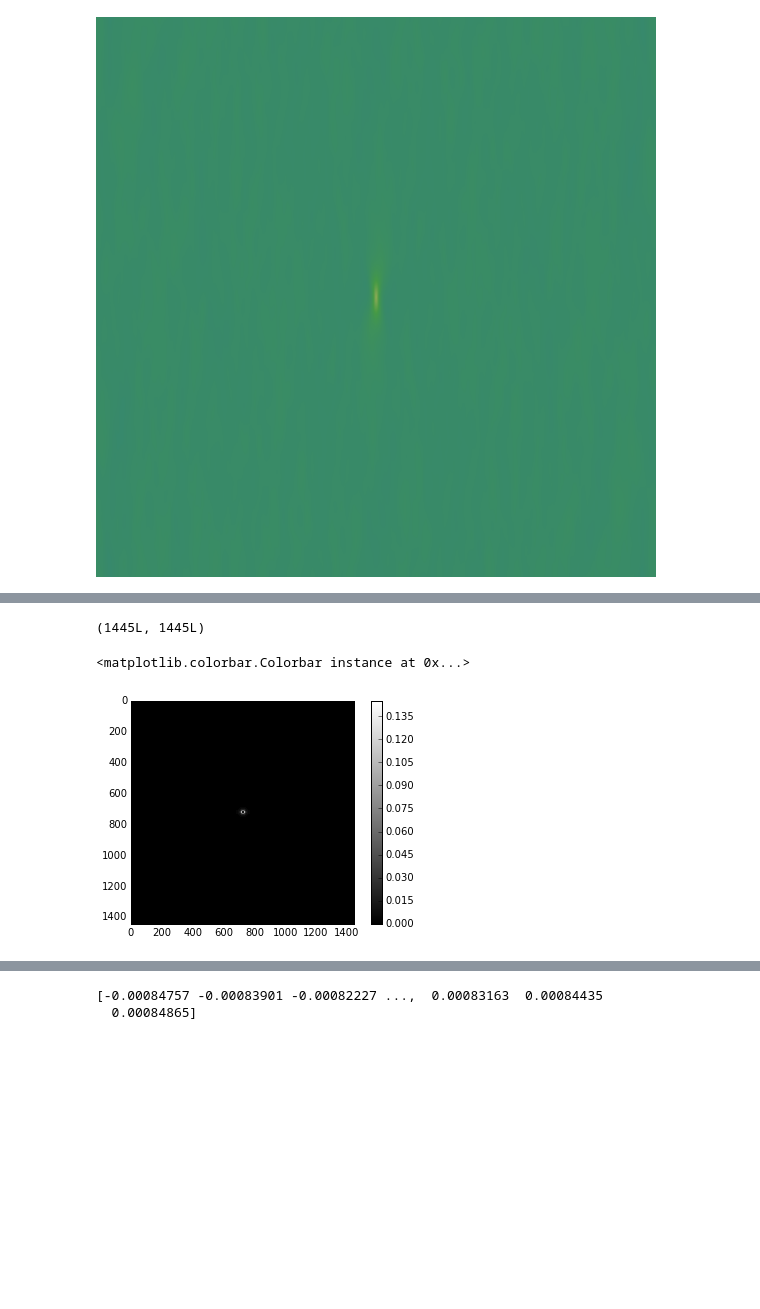
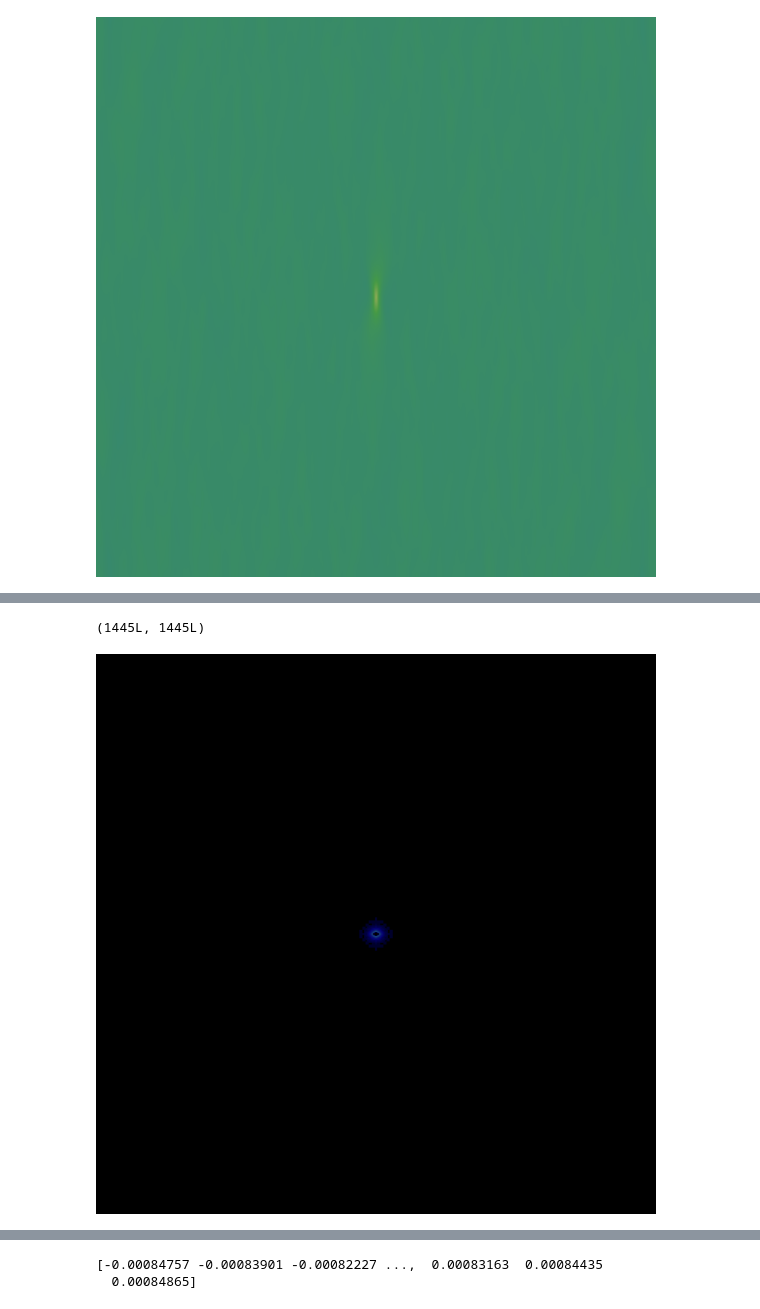
Before and after one commit to phelpsforpresident/MIC-XRD-Polymer, a Jupyter notebook: notebooks/XRScatteringData.ipynb, the cells around one changed output, grey strips where cells are left out. Cells and saved outputs as stored; diff of their text form; code cells hidden in the pictures; blank space fills up the shorter version.

Commit message:
Made images larger and scaled autocorrelation

```diff
--- a/notebooks/XRScatteringData.ipynb
+++ b/notebooks/XRScatteringData.ipynb
@@ -85,22 +85,22 @@ plt.imshow(scale_data, cmap=cm.gray)
 # %%
 L_small = scale_data.shape[0]
 L_large = 2 * scale_data.shape[0] - 1
 sym_data = np.zeros((L_large, L_large))
 sym_data[:L_small, (L_small - 1):] = scale_data
 sym_data[(L_small - 1):, (L_small - 1):] = scale_data[::-1]
 sym_data[(L_small - 1):, :L_small] = scale_data[::-1, ::-1]
 sym_data[:L_small, :L_small] = scale_data[:, ::-1]
 
 #mapped_data_right = np.concatenate((scale_data, scale_data[::-1][:-1]), axis=0)
 #mapped_data_left = np.concatenate((scale_data[:,::-1], scale_data[::-1,::-1]), axis=0)
 #sym_data = np.concatenate((mapped_data_left, mapped_data_right), axis=1)
 print sym_data.shape
-plt.imshow(sym_data / 255., cmap=cm.gray)
-plt.colorbar()
+#plt.imshow(sym_data / 255., cmap=cm.gray)
+#plt.colorbar()
+display_array(sym_data / 255.)
 # %% [output]
 (1445L, 1445L)
-<matplotlib.colorbar.Colorbar instance at 0x...>
-[figure, old version]
+[figure, new version]
 # %%
 real_auto = spfft.dct(sym_data) / np.product(np.array(sym_data.shape))
 # %%
```
Also changed, not shown: parts of 2 cells of this notebook.
